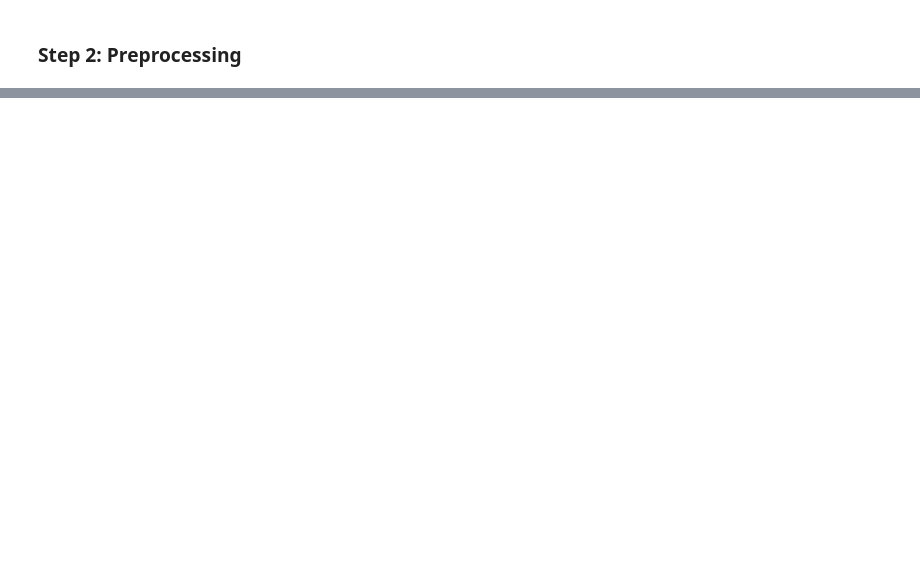
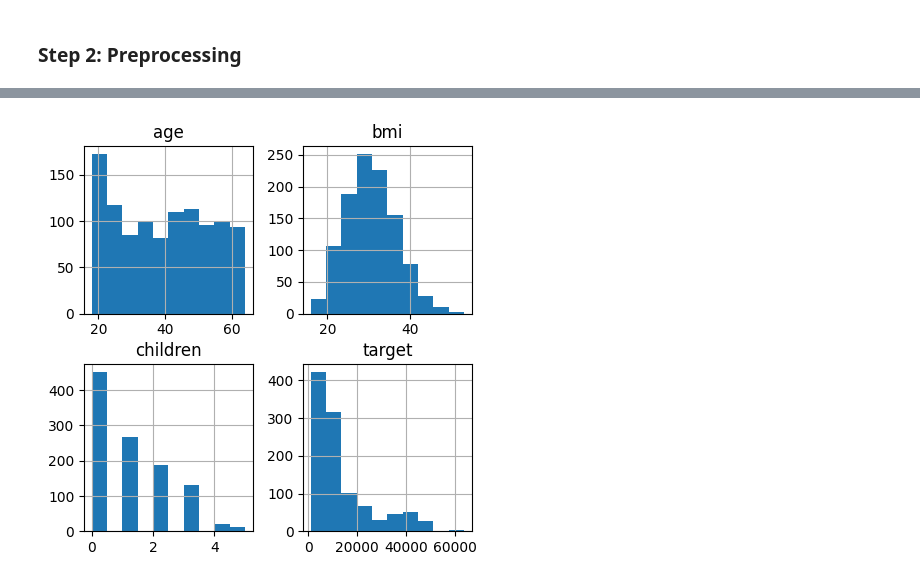
Before and after one commit to rodri-iot/machine-learning-python-template, a Jupyter notebook: src/app.ipynb, the cells around one changed output, grey strips where cells are left out. Cells and saved outputs as stored; diff of their text form; code cells hidden in the pictures; blank space fills up the shorter version.

```diff
--- a/src/app.ipynb
+++ b/src/app.ipynb
@@ -50,7 +79,2 @@ data.to_csv("../data/raw/example.csv", index= False)
 # %% [markdown]
 ### Step 2: Preprocessing
-# %%
-# Delete duplicates
-df_raw = data
-df_raw = df_raw.drop_duplicates().reset_index(drop= True)
-df_raw.head()
@@ -81,11 +80,0 @@ memory usage: 73.2+ KB
-# %%
-# Scalering data
-df_raw['sex_n'] = pd.factorize(df_raw['sex'])[0]
-df_raw['smoker_n'] = pd.factorize(df_raw['smoker'])[0]
-df_raw['region_n'] = pd.factorize(df_raw['region'])[0]
-num_variables = ['age', 'bmi', 'children', 'sex_n', 'smoker_n', 'region_n', 'charges']
-
-scaler = MinMaxScaler()
-scal_features = scaler.fit_transform(df_raw[num_variables])
-df_raw_scal = pd.DataFrame(scal_features, index= df_raw.index, columns= num_variables)
-df_raw_scal.head()
@@ -211,0 +81,19 @@ display(df_train.describe(include= 'number').T)
+# %%
+# Create df_interim
+df_interim = (
+    df_raw
+        .copy()
+        .set_axis(
+            df_raw.columns.str.replace(' ','_')
+                          .str.replace('r\W', '', regex= True)
+                          .str.lower()
+                          .str.slice(0, 40), axis= 1
+        )
+        .drop_duplicates().reset_index(drop= True)
+        .rename(columns= {'charges': 'target'})
+        .astype({'sex': 'category',
+                 'smoker': 'category',
+                 'region': 'category'
+                 })
+)
+df_interim.info()
@@ -211,0 +119,3 @@ display(df_train.describe(include= 'number').T)
+# %%
+df = df_interim.copy()
+df_train, df_test = train_test_split(df, test_size= 0.2, random_state= 2024)
@@ -211,0 +135,6 @@ display(df_train.describe(include= 'number').T)
+# %%
+# Step 3.1: Univariate analysis
+df_train.hist(figsize= (5, 5))
+plt.show()
+# %% [output]
+[figure, added]
```
Also changed, not shown: parts of 39 cells of this notebook, 6 other files.
